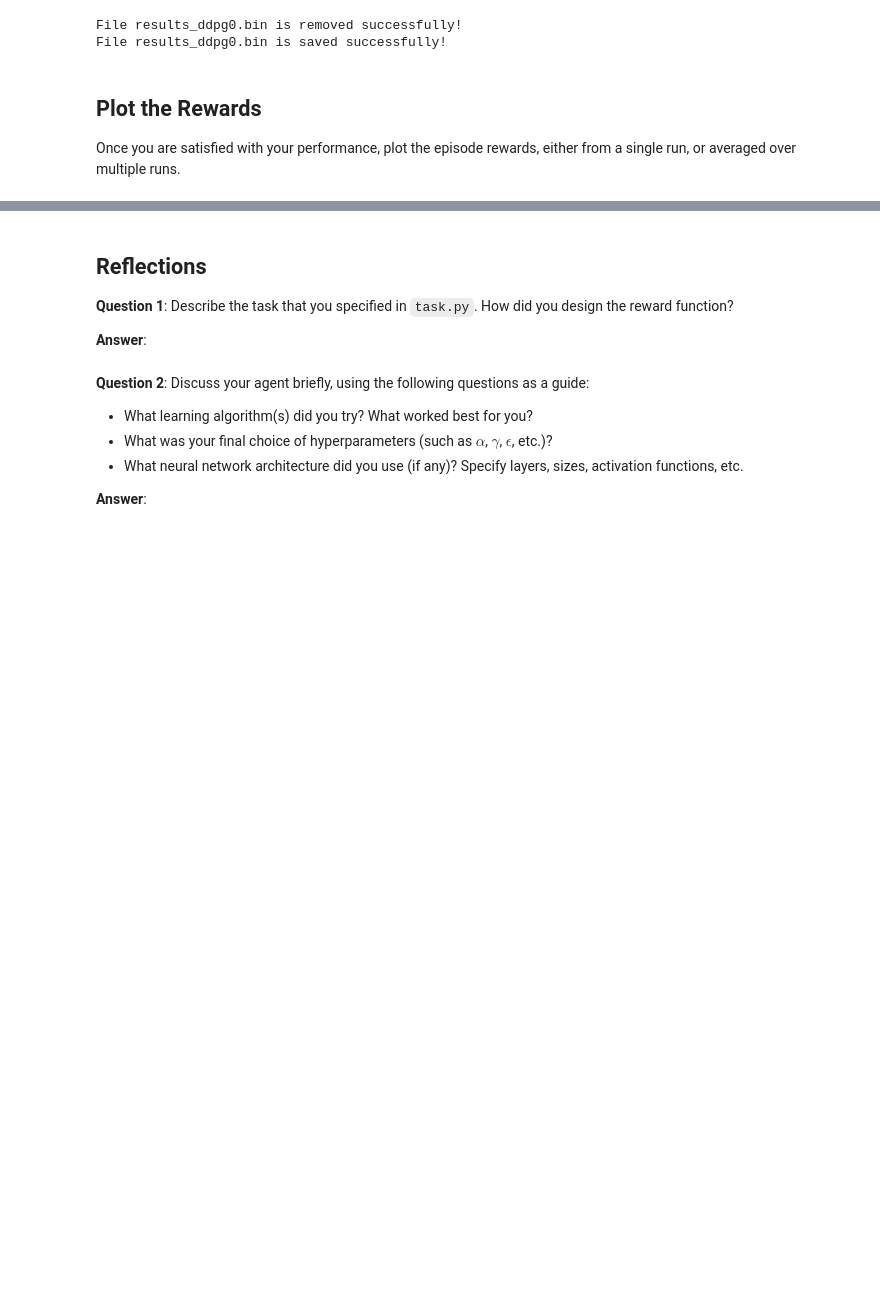
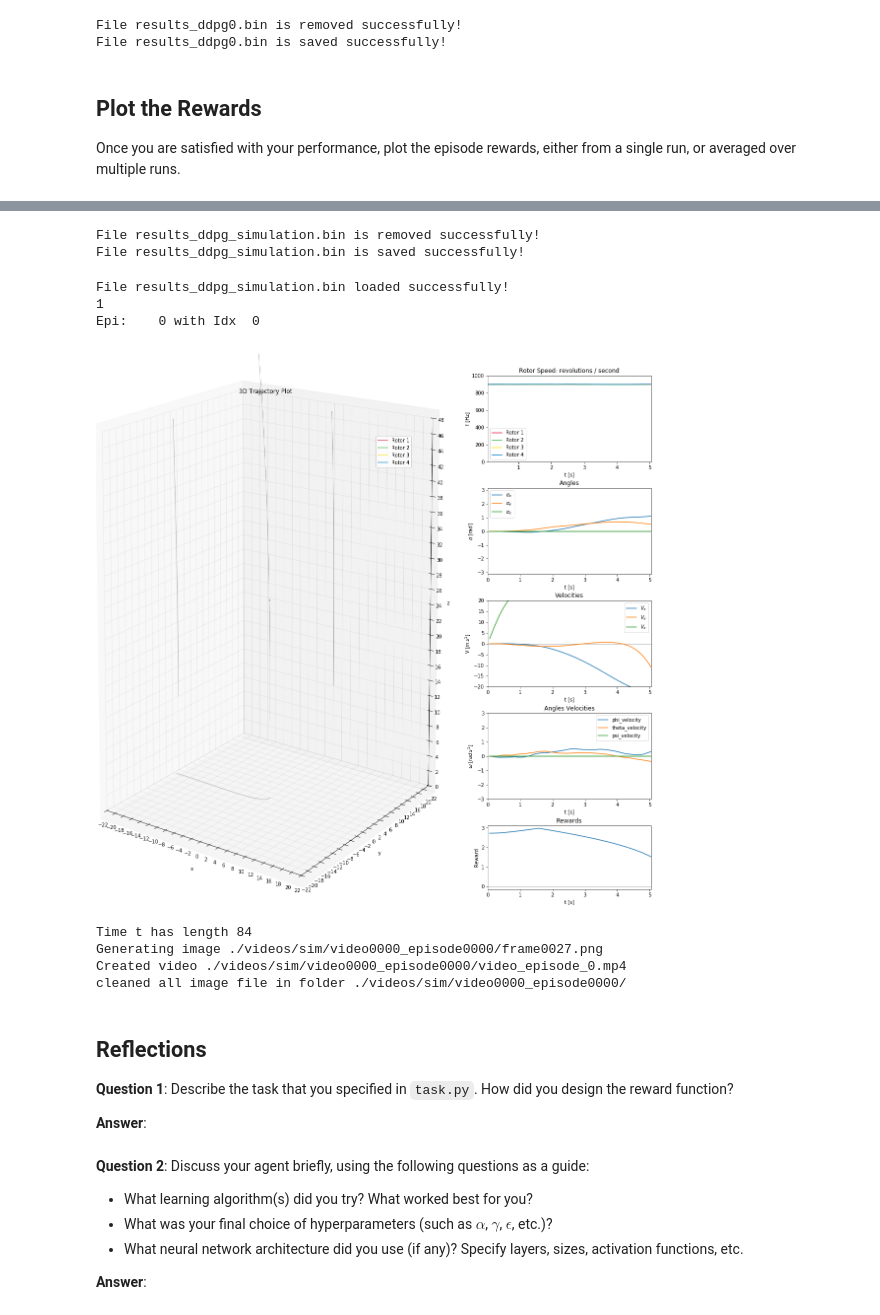
Before and after one commit to yingding/RL-Quadcopter-2, a Jupyter notebook: Quadcopter_Project.ipynb, the cells around one changed output, grey strips where cells are left out. Drawn from its saved outputs; the diff is of its cells as text; code cells hidden in the pictures; blank space fills up the shorter version.

```diff
--- a/Quadcopter_Project.ipynb
+++ b/Quadcopter_Project.ipynb
@@ -470,3 +528,26 @@ cleaned all image file in folder ./videos/ddpg/video0000_episode0450/
+# %%
+output_file_2 = 'results_ddpg_simulation.bin'
+save_results(output_file_2, resultsAll)
+# %% [output]
+File results_ddpg_simulation.bin is removed successfully!
+File results_ddpg_simulation.bin is saved successfully!
+# %%
+resultsSimulation = load_results(output_file_2)
+print(len(resultsSimulation))
+
+# Display the states and progress of the choosen episodes
+# set isGenerateVideo True to generate a video in the given dirpath.
+sim_agent_export_dir = './videos/sim/'
+displayResults([0], resultsSimulation, True, sim_agent_export_dir, skipRate=3)
+# %% [output]
+File results_ddpg_simulation.bin loaded successfully!
+1
+Epi:    0 with Idx  0
+[figure, added]
+Time t has length 84
+Generating image ./videos/sim/video0000_episode0000/frame0027.png
+Created video ./videos/sim/video0000_episode0000/video_episode_0.mp4
+cleaned all image file in folder ./videos/sim/video0000_episode0000/
 # %% [markdown]
 ## Reflections
 
```
Also changed, not shown: parts of 14 cells of this notebook, 4 other files.
